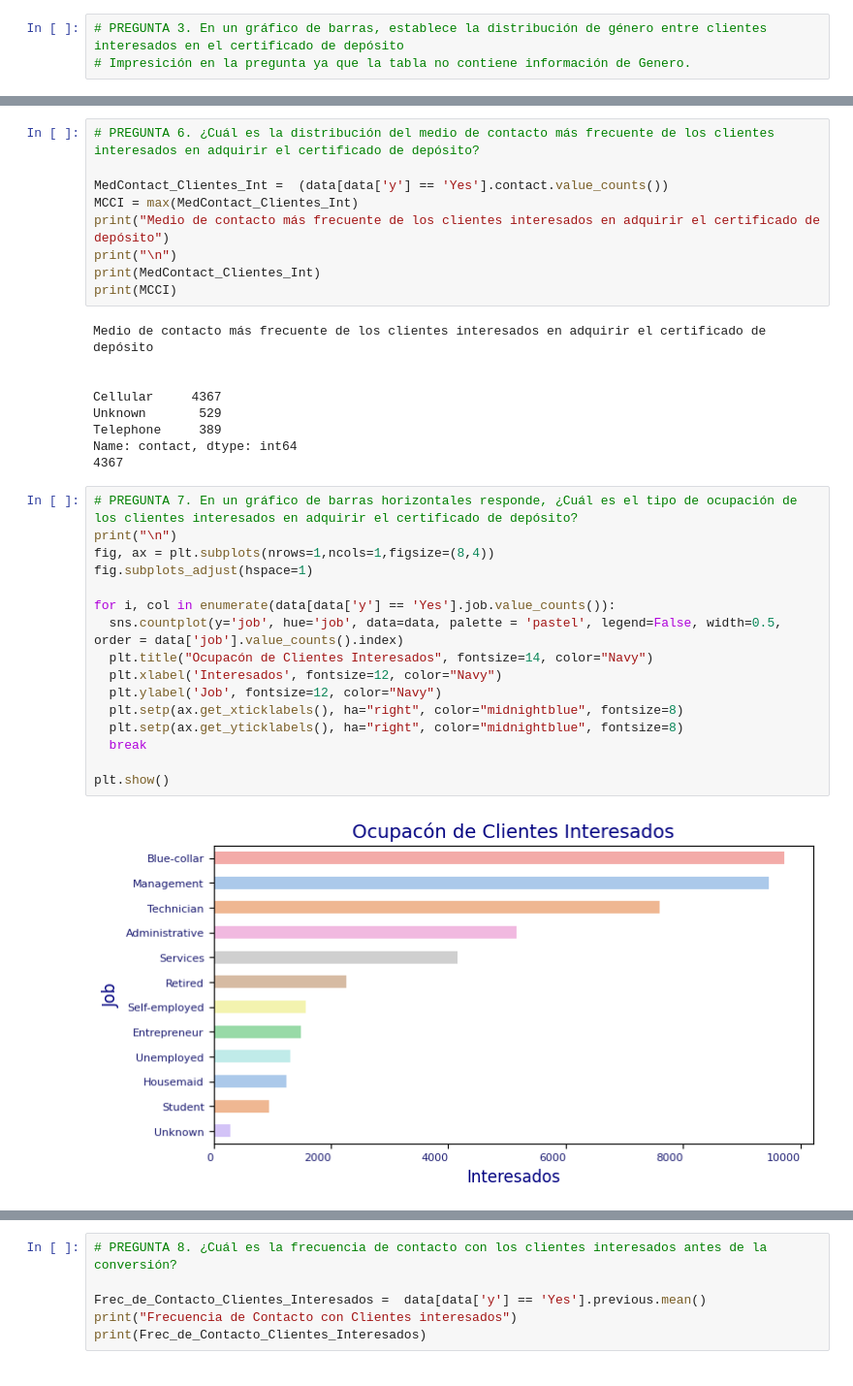
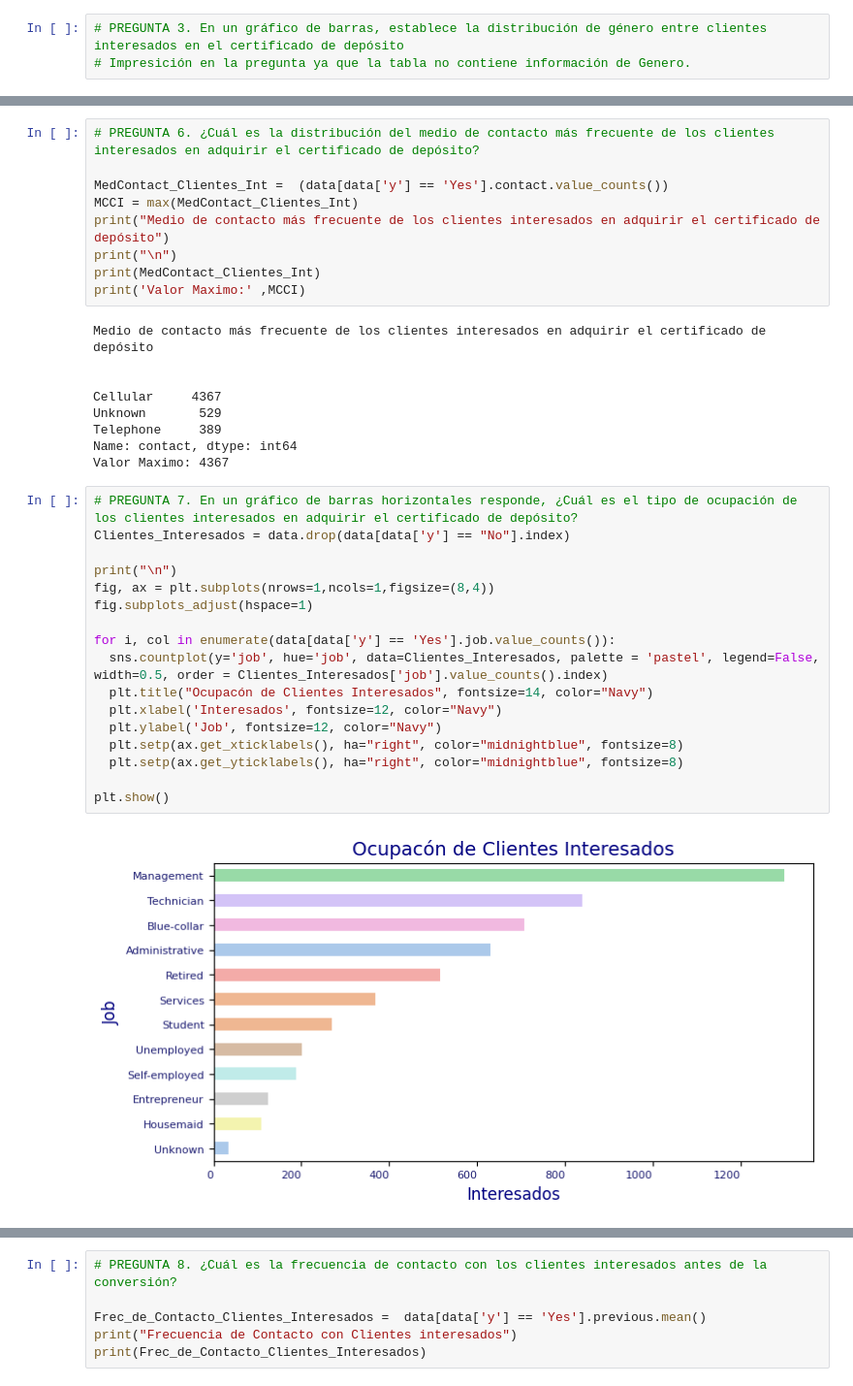
Before and after one commit to CharlieHndz/Talento-Tech-2024-Carlos-Hdez, a Jupyter notebook: Practica_Banco.ipynb, the cells around one changed output, grey strips where cells are left out. Shown at 97% size. Cells and saved outputs as stored; diff of their text form.

```diff
--- a/Practica_Banco.ipynb
+++ b/Practica_Banco.ipynb
@@ -490,7 +490,7 @@ MCCI = max(MedContact_Clientes_Int)
 print("Medio de contacto más frecuente de los clientes interesados en adquirir el certificado de depósito")
 print("\n")
 print(MedContact_Clientes_Int)
-print(MCCI)
+print('Valor Maximo:' ,MCCI)
 # %% [output]
 Medio de contacto más frecuente de los clientes interesados en adquirir el certificado de depósito
 
@@ -499,22 +499,23 @@ Cellular     4367
 Unknown       529
 Telephone     389
 Name: contact, dtype: int64
-4367
+Valor Maximo: 4367
 # %%
 # PREGUNTA 7. En un gráfico de barras horizontales responde, ¿Cuál es el tipo de ocupación de los clientes interesados en adquirir el certificado de depósito?
+Clientes_Interesados = data.drop(data[data['y'] == "No"].index)
+
 print("\n")
 fig, ax = plt.subplots(nrows=1,ncols=1,figsize=(8,4))
 fig.subplots_adjust(hspace=1)
 
 for i, col in enumerate(data[data['y'] == 'Yes'].job.value_counts()):
-  sns.countplot(y='job', hue='job', data=data, palette = 'pastel', legend=False, width=0.5, order = data['job'].value_counts().index)
+  sns.countplot(y='job', hue='job', data=Clientes_Interesados, palette = 'pastel', legend=False, width=0.5, order = Clientes_Interesados['job'].value_counts().index)
   plt.title("Ocupacón de Clientes Interesados", fontsize=14, color="Navy")
   plt.xlabel('Interesados', fontsize=12, color="Navy")
   plt.ylabel('Job', fontsize=12, color="Navy")
   plt.setp(ax.get_xticklabels(), ha="right", color="midnightblue", fontsize=8)
   plt.setp(ax.get_yticklabels(), ha="right", color="midnightblue", fontsize=8)
-  break
 
 plt.show()
 # %% [output]
-[figure, old version]
+[figure, new version]
```
Also changed, not shown: parts of 5 cells of this notebook.
